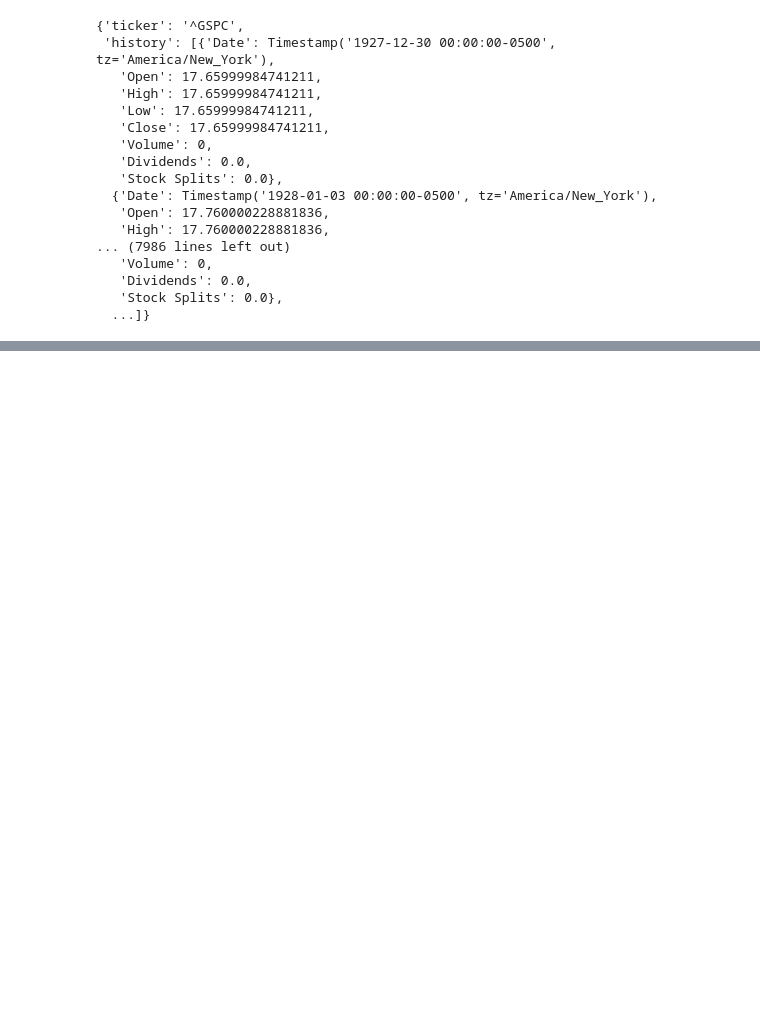
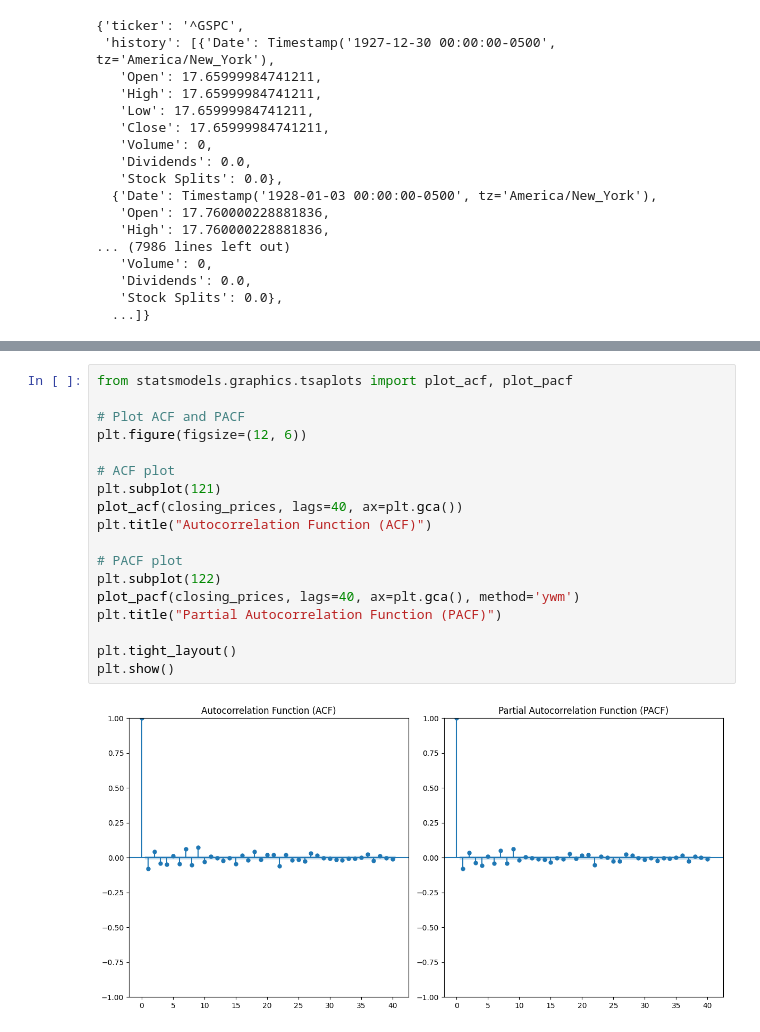
Before and after one commit to luoxisteven/Learning-Notes, a Jupyter notebook: TSA/ARMA.ipynb, the cells around one changed output, grey strips where cells are left out. Saved outputs shown, nothing was run; the diff lists cells and outputs as text; blank space fills up the shorter version.

```diff
--- a/TSA/ARMA.ipynb
+++ b/TSA/ARMA.ipynb
@@ -86,0 +106,20 @@ Data is not stationary. Differencing is required.
+# %%
+from statsmodels.graphics.tsaplots import plot_acf, plot_pacf
+
+# Plot ACF and PACF
+plt.figure(figsize=(12, 6))
+
+# ACF plot
+plt.subplot(121)
+plot_acf(closing_prices, lags=40, ax=plt.gca())
+plt.title("Autocorrelation Function (ACF)")
+
+# PACF plot
+plt.subplot(122)
+plot_pacf(closing_prices, lags=40, ax=plt.gca(), method='ywm')
+plt.title("Partial Autocorrelation Function (PACF)")
+
+plt.tight_layout()
+plt.show()
+# %% [output]
+[figure, added]
```
Also changed, not shown: parts of 3 cells of this notebook, 1 other file.
